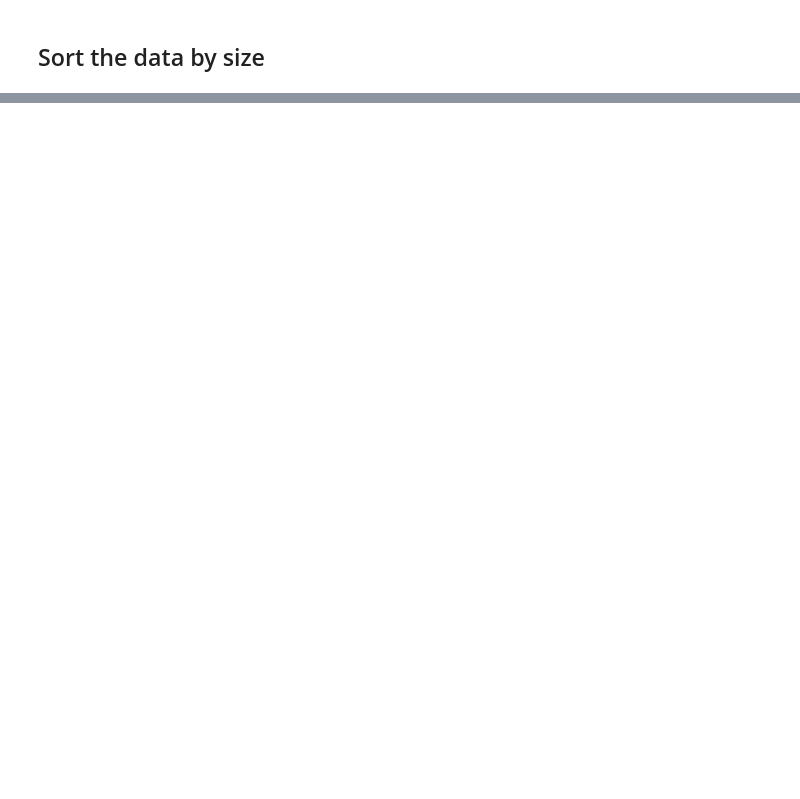
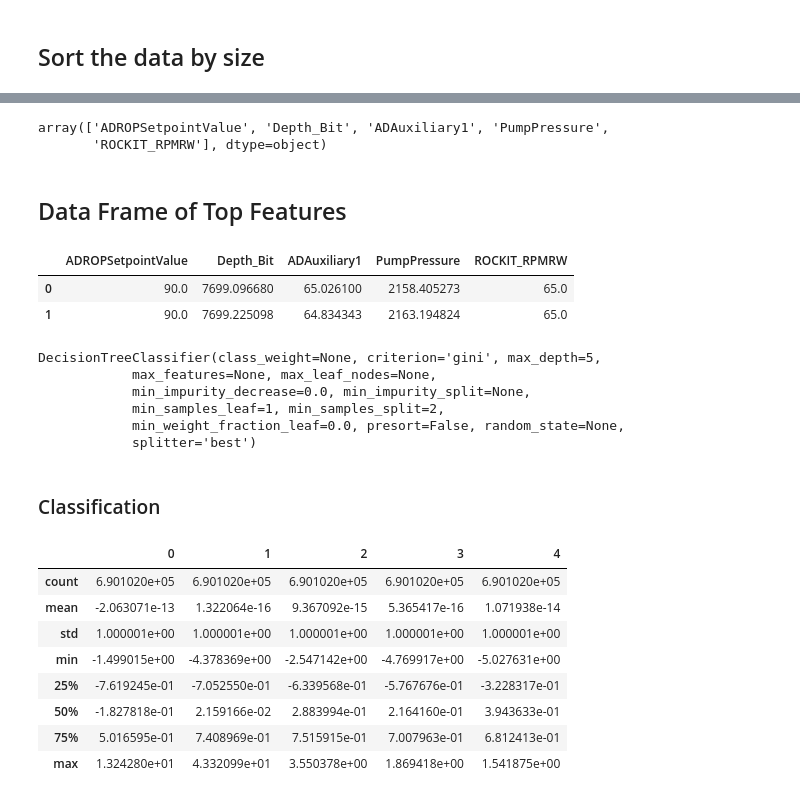
Before and after one commit to jvasquezDC/CapstoneA, a Jupyter notebook: DesicionTree_FeatureSelection.ipynb, the cells around one changed output, grey strips where cells are left out. Saved outputs shown, nothing was run; the diff lists cells and outputs as text; code cells hidden in the pictures; blank space fills up the shorter version.

Commit message:
up to model building

```diff
--- a/DesicionTree_FeatureSelection.ipynb
+++ b/DesicionTree_FeatureSelection.ipynb
@@ -264,0 +277,7 @@ plt.bar(sorted_features, sorted_importances, log=True)
+# %%
+sorted_features
+# %% [output]
+array(['ADROPSetpointValue', 'Depth_Bit', 'ADAuxiliary1', 'PumpPressure',
+       'ROCKIT_RPMRW'], dtype=object)
+# %% [markdown]
+## Data Frame of Top Features
@@ -264,0 +286,9 @@ plt.bar(sorted_features, sorted_importances, log=True)
+# %%
+reduced_features.head(2)
+# %% [output]
+|  | ADROPSetpointValue | Depth_Bit | ADAuxiliary1 | PumpPressure | ROCKIT_RPMRW |
+| 0 | 90.0 | 7699.096680 | 65.026100 | 2158.405273 | 65.0 |
+| 1 | 90.0 | 7699.225098 | 64.834343 | 2163.194824 | 65.0 |
+# %%
+#Put values in array for models
+X_reduced = reduced_features.values
@@ -264,0 +297,11 @@ plt.bar(sorted_features, sorted_importances, log=True)
+# %%
+dt_reduced.fit(X_reduced, y)
+# %% [output]
+DecisionTreeClassifier(class_weight=None, criterion='gini', max_depth=5,
+            max_features=None, max_leaf_nodes=None,
+            min_impurity_decrease=0.0, min_impurity_split=None,
+            min_samples_leaf=1, min_samples_split=2,
+            min_weight_fraction_leaf=0.0, presort=False, random_state=None,
+            splitter='best')
+# %% [markdown]
+### Classification
@@ -264,0 +310,4 @@ plt.bar(sorted_features, sorted_importances, log=True)
+# %%
+scaler = StandardScaler()
+# %%
+X_scaled = scaler.fit_transform(X_reduced)
@@ -264,0 +316,12 @@ plt.bar(sorted_features, sorted_importances, log=True)
+# %%
+pd.DataFrame(X_scaled).describe()
+# %% [output]
+|  | 0 | 1 | 2 | 3 | 4 |
+| count | 6.901020e+05 | 6.901020e+05 | 6.901020e+05 | 6.901020e+05 | 6.901020e+05 |
+| mean | -2.063071e-13 | 1.322064e-16 | 9.367092e-15 | 5.365417e-16 | 1.071938e-14 |
+| std | 1.000001e+00 | 1.000001e+00 | 1.000001e+00 | 1.000001e+00 | 1.000001e+00 |
+| min | -1.499015e+00 | -4.378369e+00 | -2.547142e+00 | -4.769917e+00 | -5.027631e+00 |
+| 25% | -7.619245e-01 | -7.052550e-01 | -6.339568e-01 | -5.767676e-01 | -3.228317e-01 |
+| 50% | -1.827818e-01 | 2.159166e-02 | 2.883994e-01 | 2.164160e-01 | 3.943633e-01 |
+| 75% | 5.016595e-01 | 7.408969e-01 | 7.515915e-01 | 7.007963e-01 | 6.812413e-01 |
+| max | 1.324280e+01 | 4.332099e+01 | 3.550378e+00 | 1.869418e+00 | 1.541875e+00 |
```
Also changed, not shown: parts of 25 cells of this notebook.
